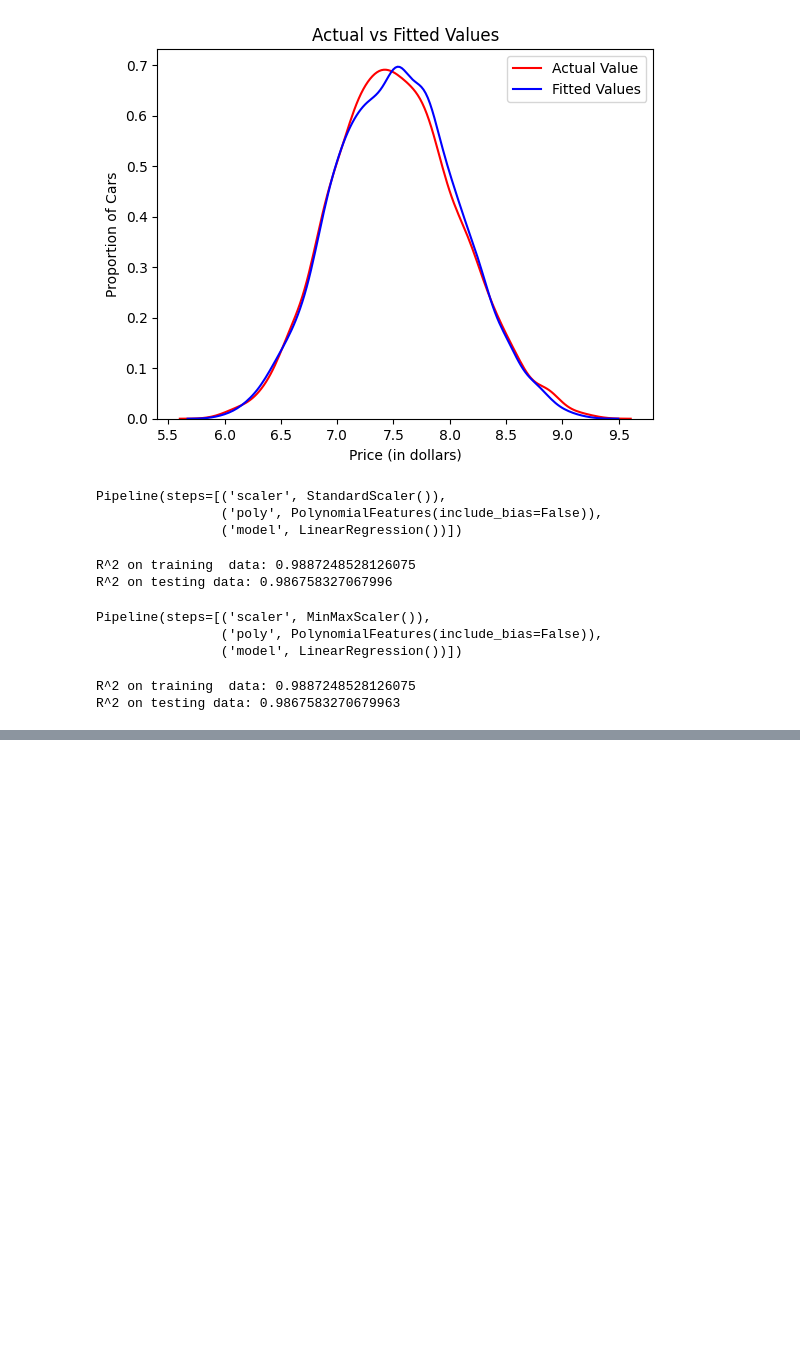
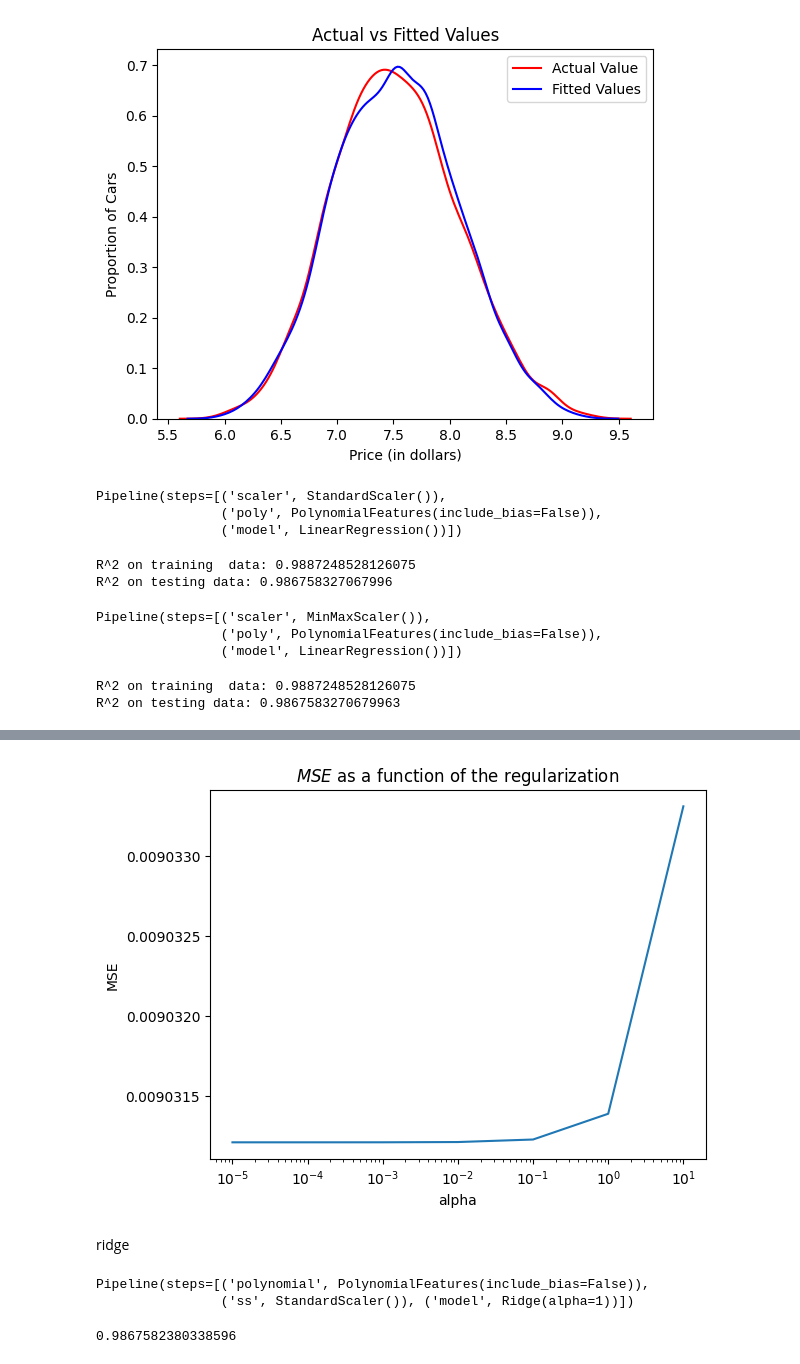
Before and after one commit to MahdiHaroun/Laptop_Prices_Model, a Jupyter notebook: Model.ipynb, the cells around one changed output, grey strips where cells are left out. Cells and saved outputs as stored; diff of their text form; code cells hidden in the pictures; blank space fills up the shorter version.

```diff
--- a/Model.ipynb
+++ b/Model.ipynb
@@ -491,0 +498,20 @@ Pipeline(steps=[('scaler', StandardScaler()),
+# %%
+alphas = [0.00001,0.0001,0.001,0.01,0.1,1,10]
+MEAN_SQE=[]
+
+for alpha in alphas:
+    ridge = Ridge(alpha=alpha)
+    ridge.fit(X_train, y_train)
+    MEAN_SQE.append(mean_squared_error(ridge.predict(X_test),y_test))
+
+ax = plt.gca()
+ax.plot(alphas, MEAN_SQE)
+ax.set_xscale("log")
+plt.xlabel("alpha")
+plt.ylabel("MSE")
+plt.title("$MSE$ as a function of the regularization")
+plt.show()
+# %% [output]
+[figure, added]
+# %% [markdown]
+ridge
@@ -491,0 +521,10 @@ Pipeline(steps=[('scaler', StandardScaler()),
+# %%
+pipe.fit(X_train, y_train)
+# %% [output]
+Pipeline(steps=[('polynomial', PolynomialFeatures(include_bias=False)),
+                ('ss', StandardScaler()), ('model', Ridge(alpha=1))])
+# %%
+predicted=pipe.predict(X_test)
+pipe.score(X_test, y_test)
+# %% [output]
+0.9867582380338596
```
Also changed, not shown: parts of 32 cells of this notebook.
